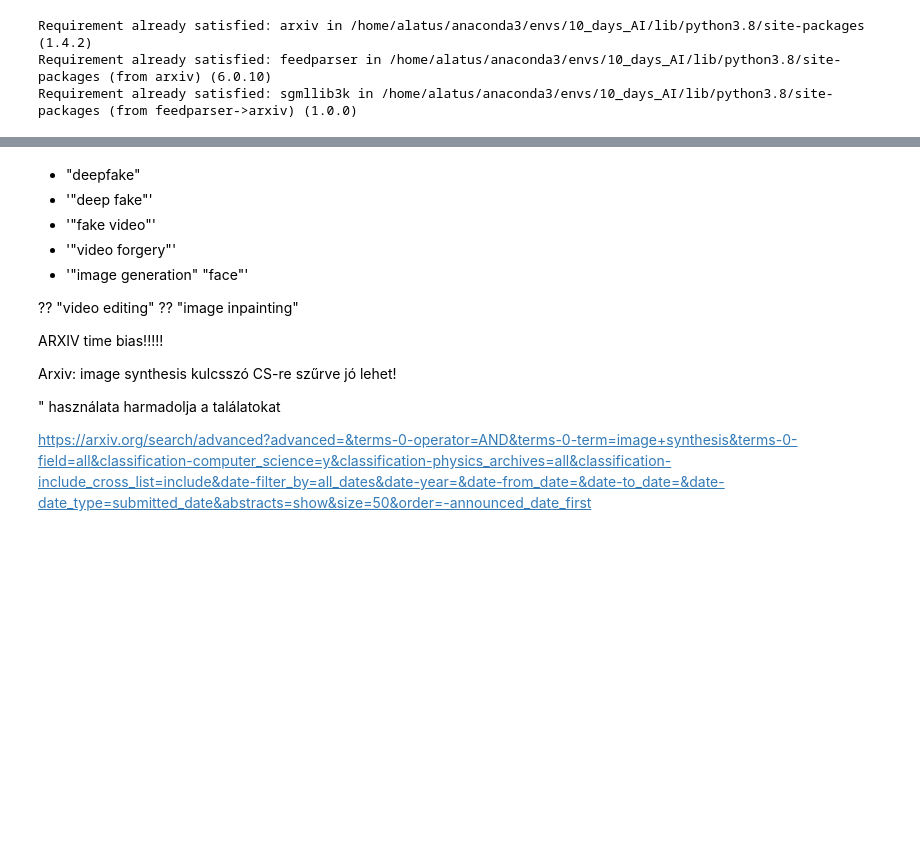
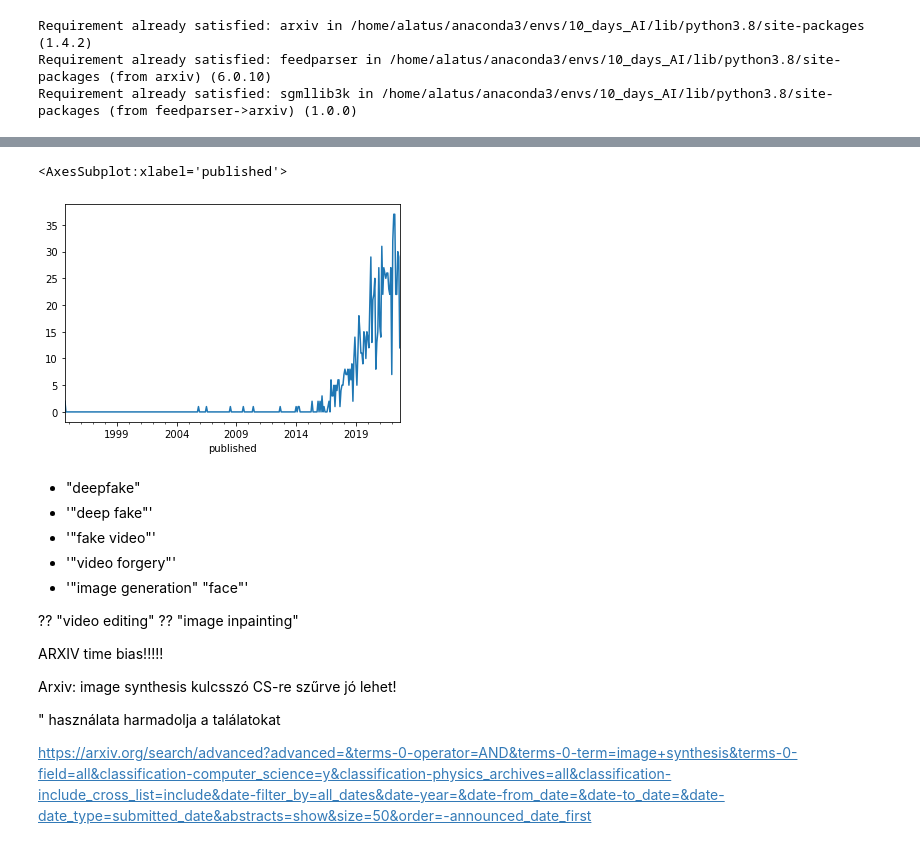
Before and after one commit to solalatus/deepfake_popularity, a Jupyter notebook: arxiv_analyzer.ipynb, the cells around one changed output, grey strips where cells are left out. Cells and saved outputs as stored; diff of their text form; code cells hidden in the pictures; blank space fills up the shorter version.

```diff
--- a/arxiv_analyzer.ipynb
+++ b/arxiv_analyzer.ipynb
@@ -71,0 +78,5 @@ result_df
+# %%
+result_df["url"].resample("1M").count().plot()
+# %% [output]
+<AxesSubplot:xlabel='published'>
+[figure, added]
```
Also changed, not shown: parts of 4 cells of this notebook.
